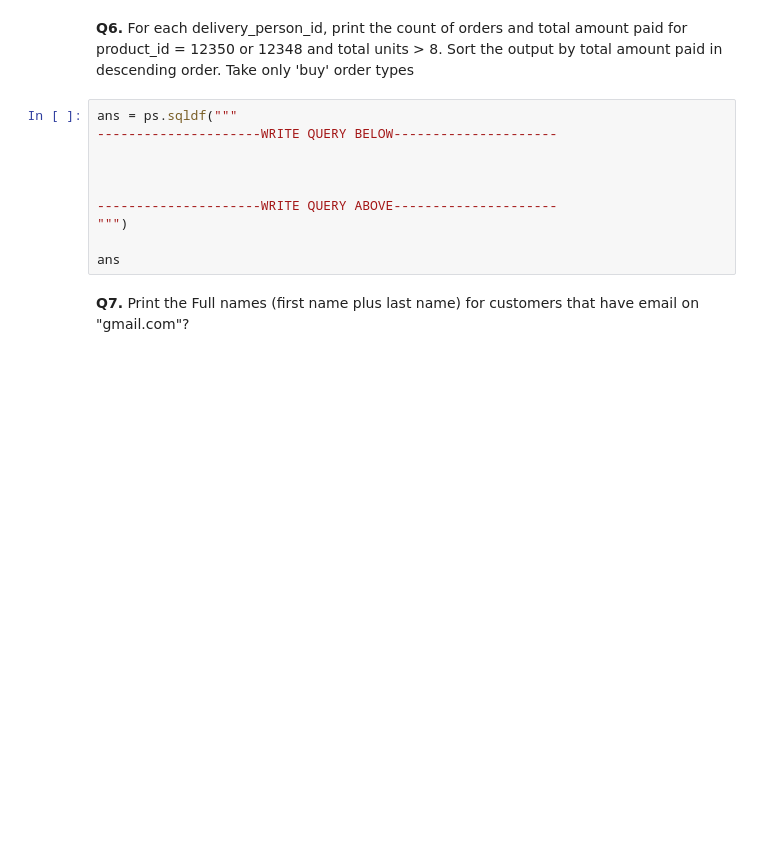
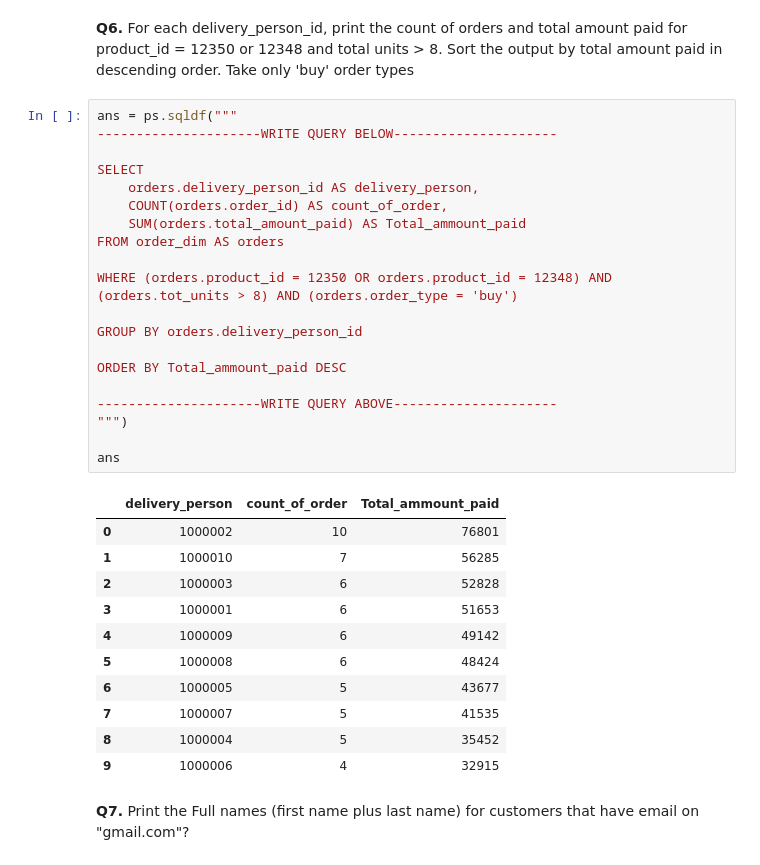
Before and after one commit to kumardev0614/SQL, a Jupyter notebook: Utsav Awasthi Youtube/SQL for Data Analytics - Practice Problems 1.ipynb, the cells around one changed output. Cells and saved outputs as stored; diff of their text form; blank space fills up the shorter version.

```diff
--- a/Utsav Awasthi Youtube/SQL for Data Analytics - Practice Problems 1.ipynb
+++ b/Utsav Awasthi Youtube/SQL for Data Analytics - Practice Problems 1.ipynb
@@ -259,16 +238,38 @@ ans
 | 5 | 700001 | 53 | 6871936 | 129659.169811 | 721280 | 687 |
 # %% [markdown]
 <b>Q6.</b> For each delivery_person_id, print the count of orders and total amount paid for product_id = 12350 or 12348 and total units > 8. Sort the output by total amount paid in descending order. Take only 'buy' order types
-# %%
-ans = ps.sqldf("""
----------------------WRITE QUERY BELOW---------------------
-
-
-
----------------------WRITE QUERY ABOVE---------------------
-""")
-
-ans
+# %%
+ans = ps.sqldf("""
+---------------------WRITE QUERY BELOW---------------------
+
+SELECT
+    orders.delivery_person_id AS delivery_person,
+    COUNT(orders.order_id) AS count_of_order,
+    SUM(orders.total_amount_paid) AS Total_ammount_paid
+FROM order_dim AS orders
+
+WHERE (orders.product_id = 12350 OR orders.product_id = 12348) AND (orders.tot_units > 8) AND (orders.order_type = 'buy')
+
+GROUP BY orders.delivery_person_id
+
+ORDER BY Total_ammount_paid DESC
+
+---------------------WRITE QUERY ABOVE---------------------
+""")
+
+ans
+# %% [output]
+|  | delivery_person | count_of_order | Total_ammount_paid |
+| 0 | 1000002 | 10 | 76801 |
+| 1 | 1000010 | 7 | 56285 |
+| 2 | 1000003 | 6 | 52828 |
+| 3 | 1000001 | 6 | 51653 |
+| 4 | 1000009 | 6 | 49142 |
+| 5 | 1000008 | 6 | 48424 |
+| 6 | 1000005 | 5 | 43677 |
+| 7 | 1000007 | 5 | 41535 |
+| 8 | 1000004 | 5 | 35452 |
+| 9 | 1000006 | 4 | 32915 |
 # %% [markdown]
 <b>Q7.</b> Print the Full names (first name plus last name) for customers that have email on "gmail.com"?
 # %%
```
Also changed, not shown: parts of 10 cells of this notebook.
